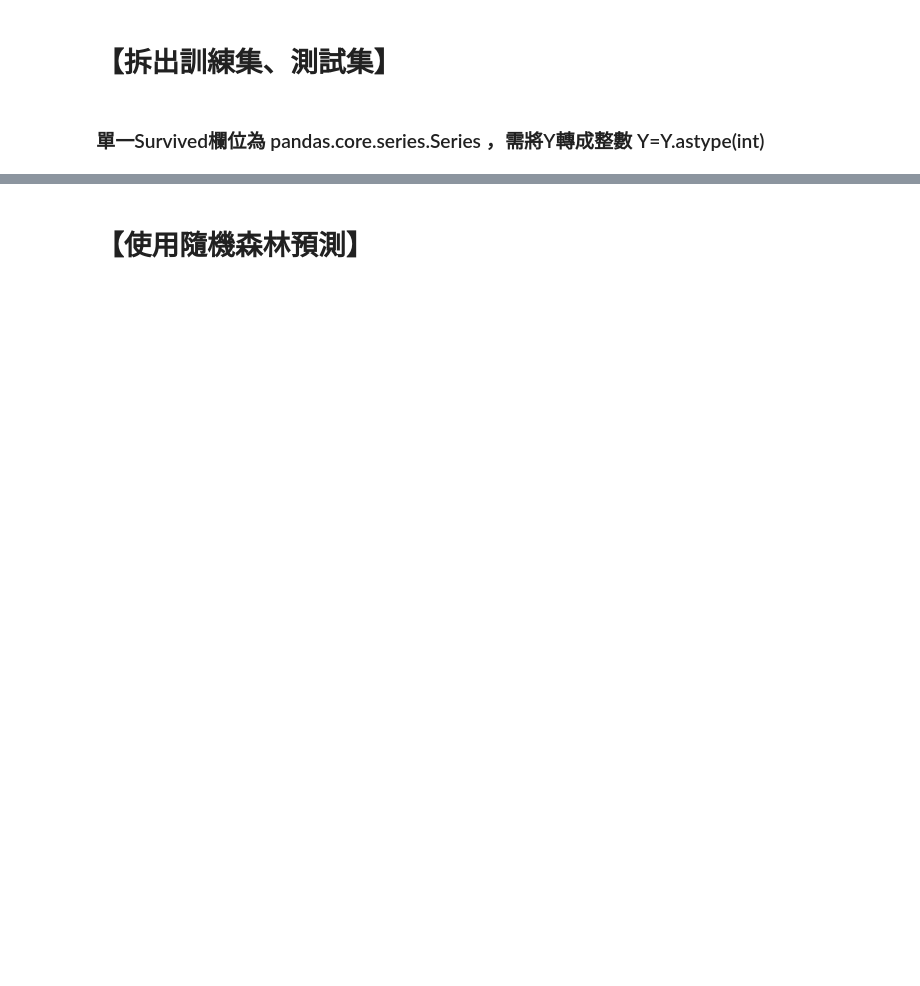
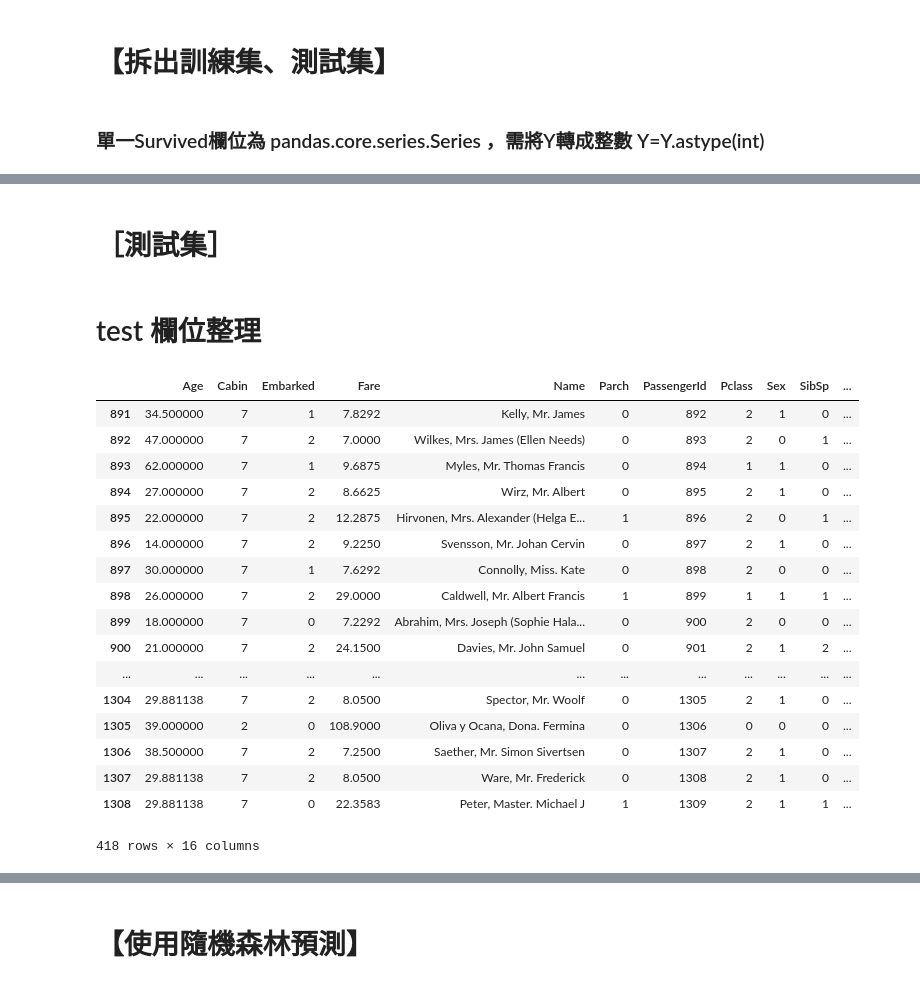
Before and after one commit to ChiWeiHsu/2018NSYSUBigData, a Jupyter notebook: HW03/HW03.ipynb, the cells around one changed output, grey strips where cells are left out. Cells and saved outputs as stored; diff of their text form; code cells hidden in the pictures; blank space fills up the shorter version.

```diff
--- a/HW03/HW03.ipynb
+++ b/HW03/HW03.ipynb
@@ -610,0 +603,25 @@ y_train=y_train.astype(int)
+# %% [markdown]
+# ［測試集］
+# %% [markdown]
+# test 欄位整理
+# %%
+data[891:]
+# %% [output]
+|  | Age | Cabin | Embarked | Fare | Name | Parch | PassengerId | Pclass | Sex | SibSp | ... |
+| 891 | 34.500000 | 7 | 1 | 7.8292 | Kelly, Mr. James | 0 | 892 | 2 | 1 | 0 | ... |
+| 892 | 47.000000 | 7 | 2 | 7.0000 | Wilkes, Mrs. James (Ellen Needs) | 0 | 893 | 2 | 0 | 1 | ... |
+| 893 | 62.000000 | 7 | 1 | 9.6875 | Myles, Mr. Thomas Francis | 0 | 894 | 1 | 1 | 0 | ... |
+| 894 | 27.000000 | 7 | 2 | 8.6625 | Wirz, Mr. Albert | 0 | 895 | 2 | 1 | 0 | ... |
+| 895 | 22.000000 | 7 | 2 | 12.2875 | Hirvonen, Mrs. Alexander (Helga E... | 1 | 896 | 2 | 0 | 1 | ... |
+| 896 | 14.000000 | 7 | 2 | 9.2250 | Svensson, Mr. Johan Cervin | 0 | 897 | 2 | 1 | 0 | ... |
+| 897 | 30.000000 | 7 | 1 | 7.6292 | Connolly, Miss. Kate | 0 | 898 | 2 | 0 | 0 | ... |
+| 898 | 26.000000 | 7 | 2 | 29.0000 | Caldwell, Mr. Albert Francis | 1 | 899 | 1 | 1 | 1 | ... |
+| 899 | 18.000000 | 7 | 0 | 7.2292 | Abrahim, Mrs. Joseph (Sophie Hala... | 0 | 900 | 2 | 0 | 0 | ... |
+| 900 | 21.000000 | 7 | 2 | 24.1500 | Davies, Mr. John Samuel | 0 | 901 | 2 | 1 | 2 | ... |
+| ... | ... | ... | ... | ... | ... | ... | ... | ... | ... | ... | ... |
+| 1304 | 29.881138 | 7 | 2 | 8.0500 | Spector, Mr. Woolf | 0 | 1305 | 2 | 1 | 0 | ... |
+| 1305 | 39.000000 | 2 | 0 | 108.9000 | Oliva y Ocana, Dona. Fermina | 0 | 1306 | 0 | 0 | 0 | ... |
+| 1306 | 38.500000 | 7 | 2 | 7.2500 | Saether, Mr. Simon Sivertsen | 0 | 1307 | 2 | 1 | 0 | ... |
+| 1307 | 29.881138 | 7 | 2 | 8.0500 | Ware, Mr. Frederick | 0 | 1308 | 2 | 1 | 0 | ... |
+| 1308 | 29.881138 | 7 | 0 | 22.3583 | Peter, Master. Michael J | 1 | 1309 | 2 | 1 | 1 | ... |
+418 rows × 16 columns
```
Also changed, not shown: parts of 56 cells of this notebook, 3 other files.
